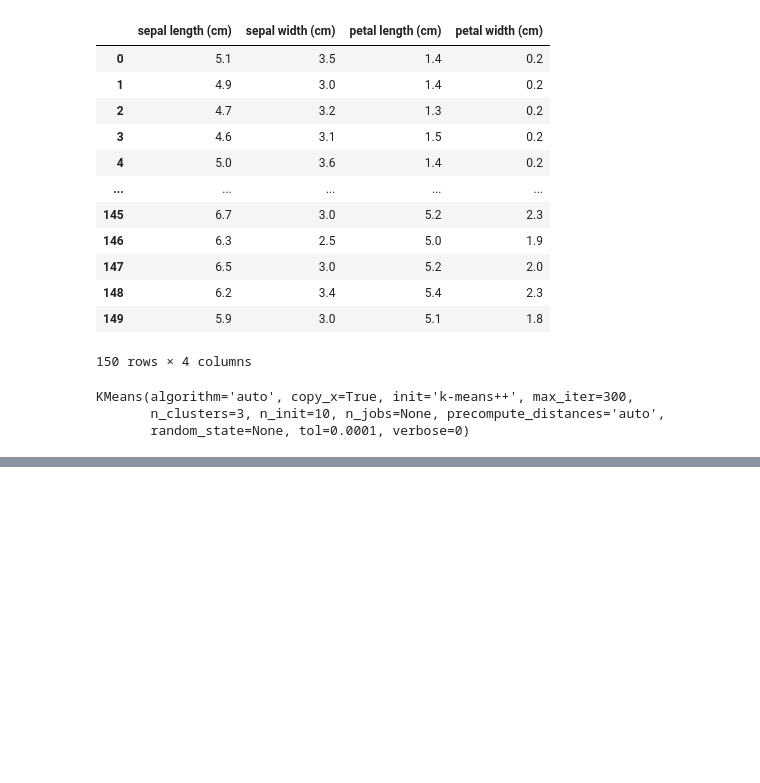
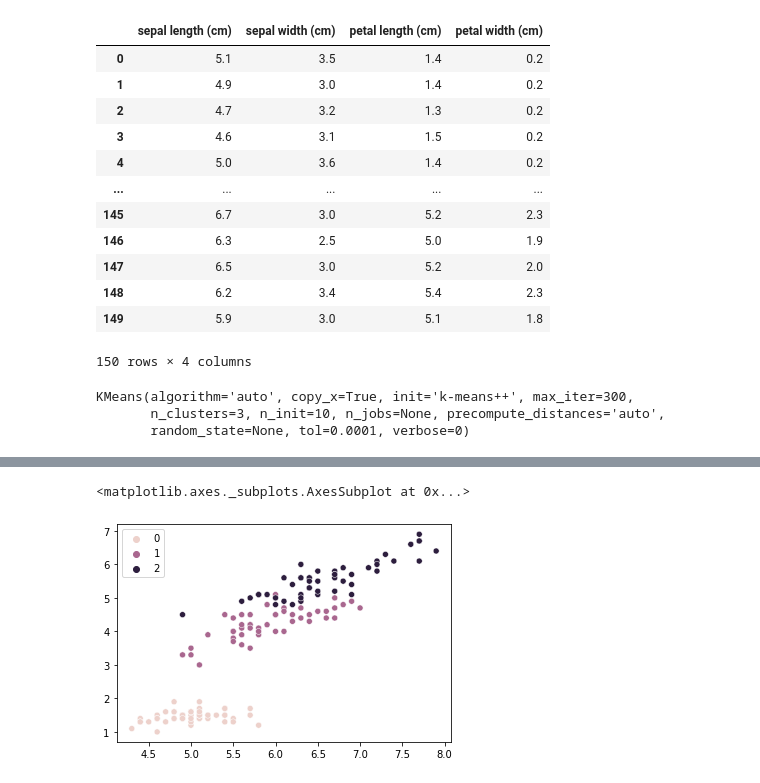
Before and after one commit to Ron-Wu/Machine-learning-0602, a Jupyter notebook: cluster.ipynb, the cells around one changed output, grey strips where cells are left out. Cells and saved outputs as stored; diff of their text form; code cells hidden in the pictures; blank space fills up the shorter version.

```diff
--- a/cluster.ipynb
+++ b/cluster.ipynb
@@ -78,0 +95,10 @@ df
+# %%
+import matplotlib.pyplot as plt
+import seaborn as sns
+### 欄位順序為 sepal length, sepal width, petal length, petal width
+sl = iris["data"][:, 0] # sepal length
+pl = iris["data"][:, 2]
+sns.scatterplot(x = sl, y = pl, hue = iris["target"])
+# %% [output]
+<matplotlib.axes._subplots.AxesSubplot at 0x...>
+[figure, added]
```
Also changed, not shown: parts of 4 cells of this notebook.
